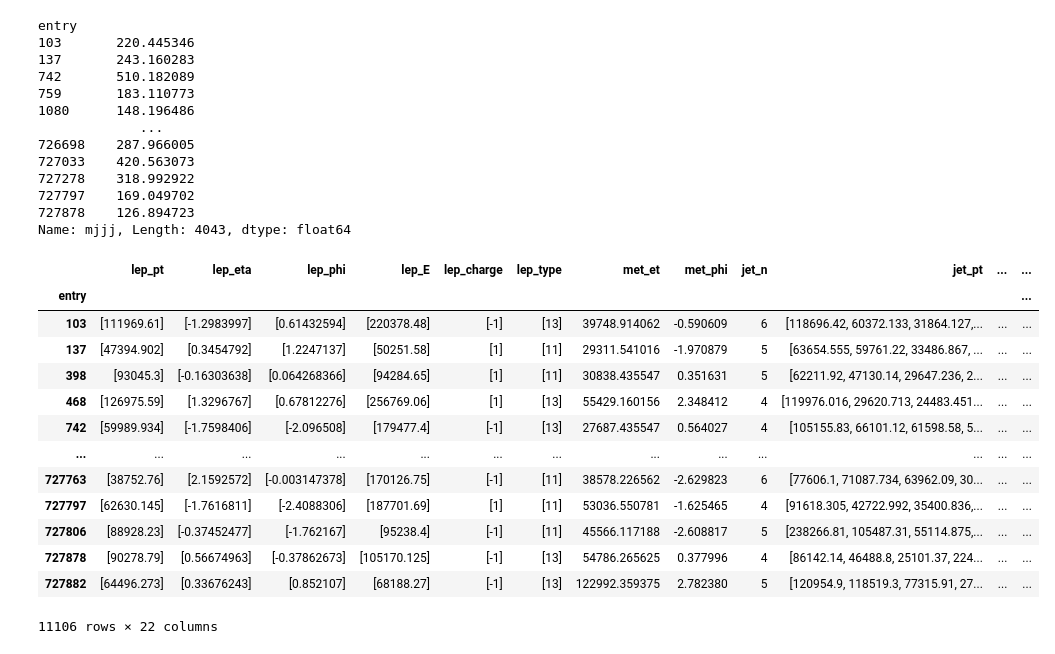
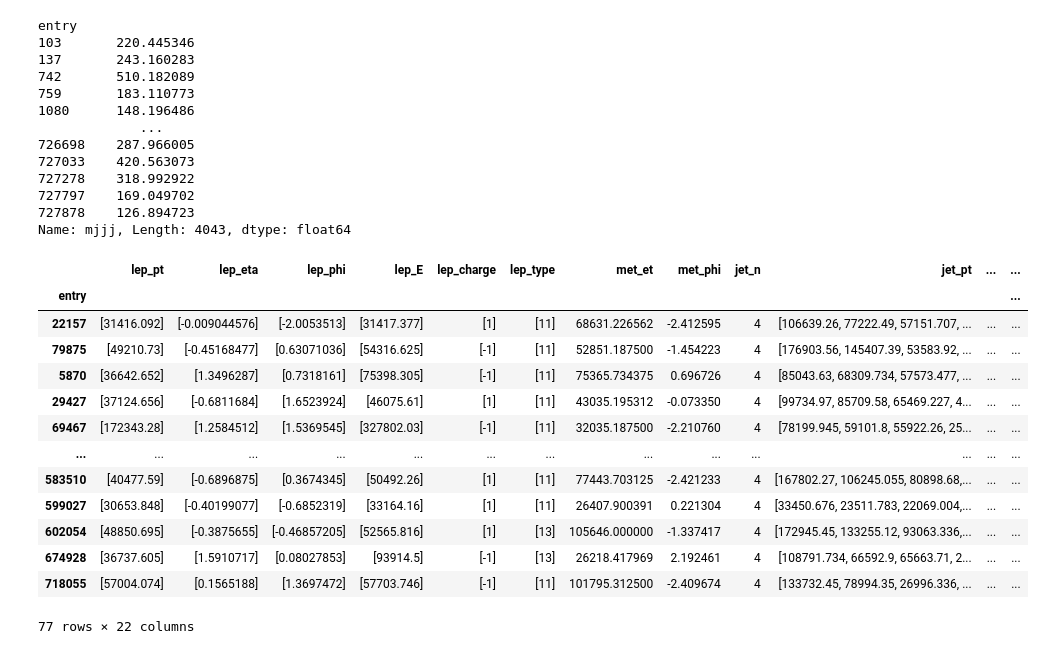
Before and after one commit to Bjartensen/ku_firstyear2021_grp24_topquark, a Jupyter notebook: tquark_analysis.ipynb, the cells around one changed output. Drawn from its saved outputs; the diff is of its cells as text; code cells hidden in the pictures.

```diff
--- a/tquark_analysis.ipynb
+++ b/tquark_analysis.ipynb
@@ -920,19 +567,23 @@ entry
 Name: mjjj, Length: 4043, dtype: float64
 # %%
 #data['data'].loc[data['data']['mjjj_bedste'] != 0]
-data['data'].query('mjjj_bedste != 0')
+ALL = slice(None)
+data['data'].query('b_tag == True & mjjj_bedste == 0')
+#data['data'].loc[data['data']['b_tag'] == True]
+#data[r'$t\bar{t}$'].rename(columns = {'b-tag':'b_tag'}, inplace = True)
+#plot_data_query(data, '@ALL', 'mjjj')
 # %% [output]
 |  | lep_pt | lep_eta | lep_phi | lep_E | lep_charge | lep_type | met_et | met_phi | jet_n | jet_pt | ... | ... |
 | entry |  |  |  |  |  |  |  |  |  |  |  | ... |
-| 103 | [111969.61] | [-1.2983997] | [0.61432594] | [220378.48] | [-1] | [13] | 39748.914062 | -0.590609 | 6 | [118696.42, 60372.133, 31864.127,... | ... | ... |
-| 137 | [47394.902] | [0.3454792] | [1.2247137] | [50251.58] | [1] | [11] | 29311.541016 | -1.970879 | 5 | [63654.555, 59761.22, 33486.867, ... | ... | ... |
-| 398 | [93045.3] | [-0.16303638] | [0.064268366] | [94284.65] | [1] | [11] | 30838.435547 | 0.351631 | 5 | [62211.92, 47130.14, 29647.236, 2... | ... | ... |
-| 468 | [126975.59] | [1.3296767] | [0.67812276] | [256769.06] | [1] | [13] | 55429.160156 | 2.348412 | 4 | [119976.016, 29620.713, 24483.451... | ... | ... |
-| 742 | [59989.934] | [-1.7598406] | [-2.096508] | [179477.4] | [-1] | [13] | 27687.435547 | 0.564027 | 4 | [105155.83, 66101.12, 61598.58, 5... | ... | ... |
+| 22157 | [31416.092] | [-0.009044576] | [-2.0053513] | [31417.377] | [1] | [11] | 68631.226562 | -2.412595 | 4 | [106639.26, 77222.49, 57151.707, ... | ... | ... |
+| 79875 | [49210.73] | [-0.45168477] | [0.63071036] | [54316.625] | [-1] | [11] | 52851.187500 | -1.454223 | 4 | [176903.56, 145407.39, 53583.92, ... | ... | ... |
+| 5870 | [36642.652] | [1.3496287] | [0.7318161] | [75398.305] | [-1] | [11] | 75365.734375 | 0.696726 | 4 | [85043.63, 68309.734, 57573.477, ... | ... | ... |
+| 29427 | [37124.656] | [-0.6811684] | [1.6523924] | [46075.61] | [1] | [11] | 43035.195312 | -0.073350 | 4 | [99734.97, 85709.58, 65469.227, 4... | ... | ... |
+| 69467 | [172343.28] | [1.2584512] | [1.5369545] | [327802.03] | [-1] | [11] | 32035.187500 | -2.210760 | 4 | [78199.945, 59101.8, 55922.26, 25... | ... | ... |
 | ... | ... | ... | ... | ... | ... | ... | ... | ... | ... | ... | ... | ... |
-| 727763 | [38752.76] | [2.1592572] | [-0.003147378] | [170126.75] | [-1] | [11] | 38578.226562 | -2.629823 | 6 | [77606.1, 71087.734, 63962.09, 30... | ... | ... |
-| 727797 | [62630.145] | [-1.7616811] | [-2.4088306] | [187701.69] | [1] | [11] | 53036.550781 | -1.625465 | 4 | [91618.305, 42722.992, 35400.836,... | ... | ... |
-| 727806 | [88928.23] | [-0.37452477] | [-1.762167] | [95238.4] | [-1] | [11] | 45566.117188 | -2.608817 | 5 | [238266.81, 105487.31, 55114.875,... | ... | ... |
-| 727878 | [90278.79] | [0.56674963] | [-0.37862673] | [105170.125] | [-1] | [13] | 54786.265625 | 0.377996 | 4 | [86142.14, 46488.8, 25101.37, 224... | ... | ... |
-| 727882 | [64496.273] | [0.33676243] | [0.852107] | [68188.27] | [-1] | [13] | 122992.359375 | 2.782380 | 5 | [120954.9, 118519.3, 77315.91, 27... | ... | ... |
+| 583510 | [40477.59] | [-0.6896875] | [0.3674345] | [50492.26] | [1] | [11] | 77443.703125 | -2.421233 | 4 | [167802.27, 106245.055, 80898.68,... | ... | ... |
+| 599027 | [30653.848] | [-0.40199077] | [-0.6852319] | [33164.16] | [1] | [11] | 26407.900391 | 0.221304 | 4 | [33450.676, 23511.783, 22069.004,... | ... | ... |
+| 602054 | [48850.695] | [-0.3875655] | [-0.46857205] | [52565.816] | [1] | [13] | 105646.000000 | -1.337417 | 4 | [172945.45, 133255.12, 93063.336,... | ... | ... |
+| 674928 | [36737.605] | [1.5910717] | [0.08027853] | [93914.5] | [-1] | [13] | 26218.417969 | 2.192461 | 4 | [108791.734, 66592.9, 65663.71, 2... | ... | ... |
+| 718055 | [57004.074] | [0.1565188] | [1.3697472] | [57703.746] | [-1] | [11] | 101795.312500 | -2.409674 | 4 | [133732.45, 78994.35, 26996.336, ... | ... | ... |
-11106 rows × 22 columns
+77 rows × 22 columns
```
Also changed, not shown: parts of 14 cells of this notebook.
